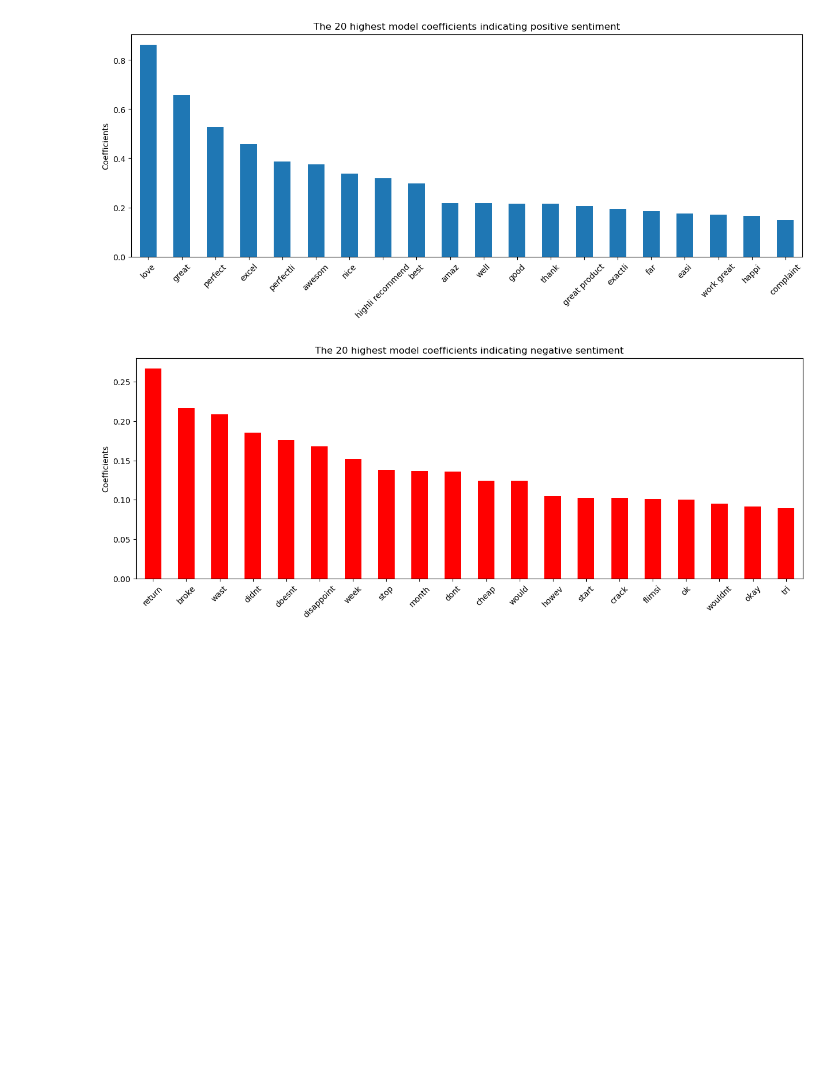
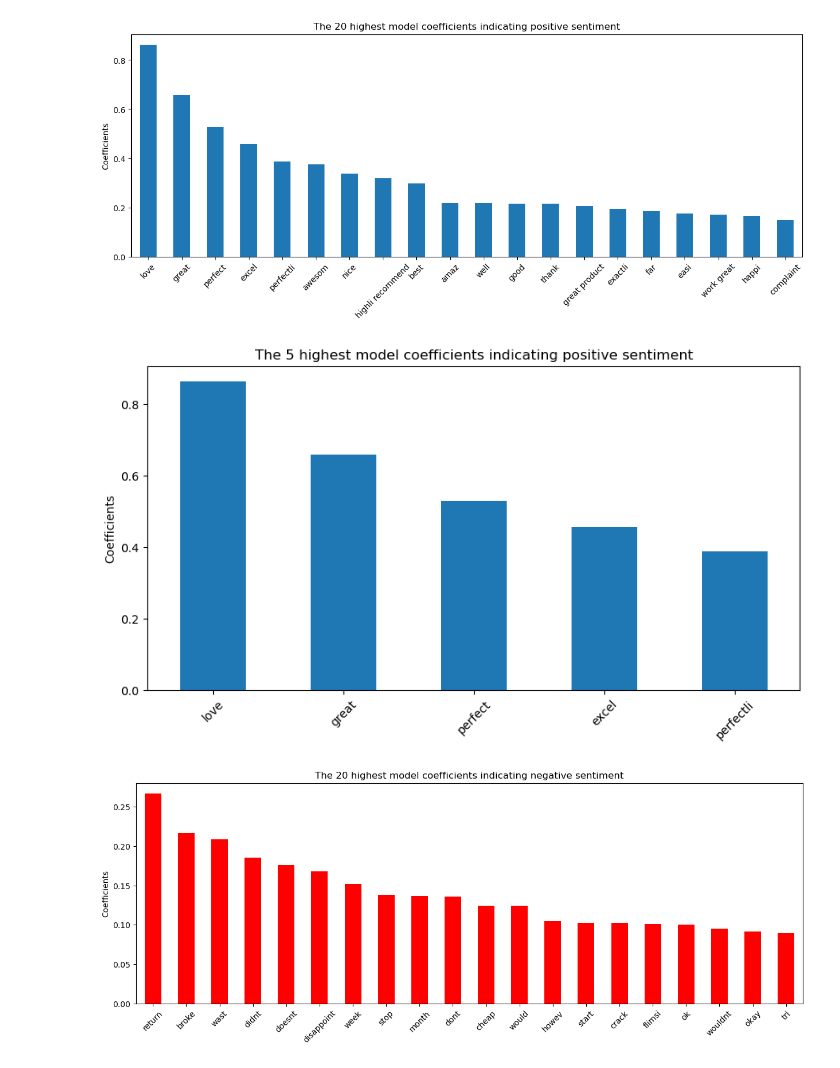
Before and after one commit to 0smee/nlp-capstone, a Jupyter notebook: notebooks/basic-logistic_ngrams.ipynb, the cells around one changed output. Cells and saved outputs as stored; diff of their text form; code cells hidden in the pictures; blank space fills up the shorter version.

```diff
--- a/notebooks/basic-logistic_ngrams.ipynb
+++ b/notebooks/basic-logistic_ngrams.ipynb
@@ -204,5 +204,3 @@ Pipeline(steps=[('normalise', StandardScaler()),
 estimators_bal = [('normalise', StandardScaler()),
               ('model', LogisticRegression(C=10,penalty='l1', solver='liblinear',random_state=42))]
 pipe_final_bal  = Pipeline(estimators_bal)
-# %%
-pipe_final.fit(X_train, y_train)
@@ -260,6 +253,15 @@ plt.xticks(rotation=45)
 plt.show()
 # %% [output]
 [figure]
+# %%
+word_counts.head(5).plot(kind="bar", figsize=(10, 5), legend=False)
+
+plt.title("The 5 highest model coefficients indicating positive sentiment")
+plt.ylabel("Coefficients")
+plt.xticks(rotation=45)
+plt.show()
+# %% [output]
+[figure, added]
 # %%
 word_counts2 = pd.DataFrame(
     {"coefficients": log_clas.coef_[0]},
```
Also changed, not shown: parts of 10 cells of this notebook, 5 other files.
